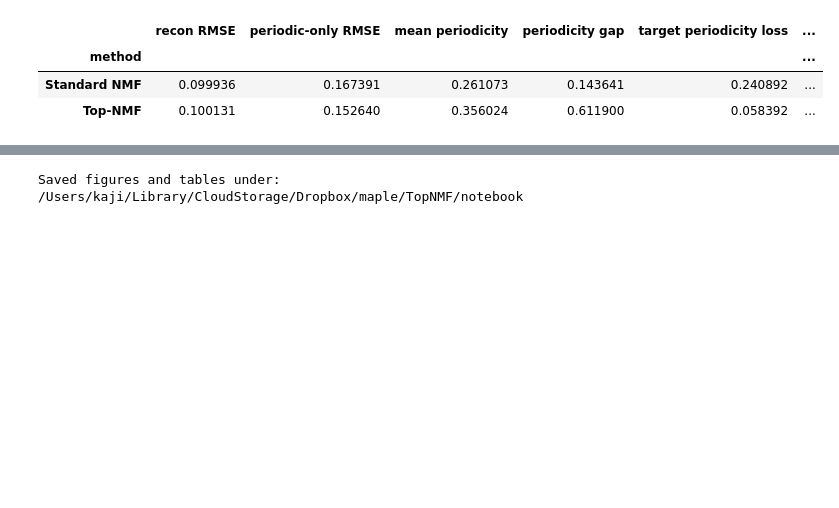
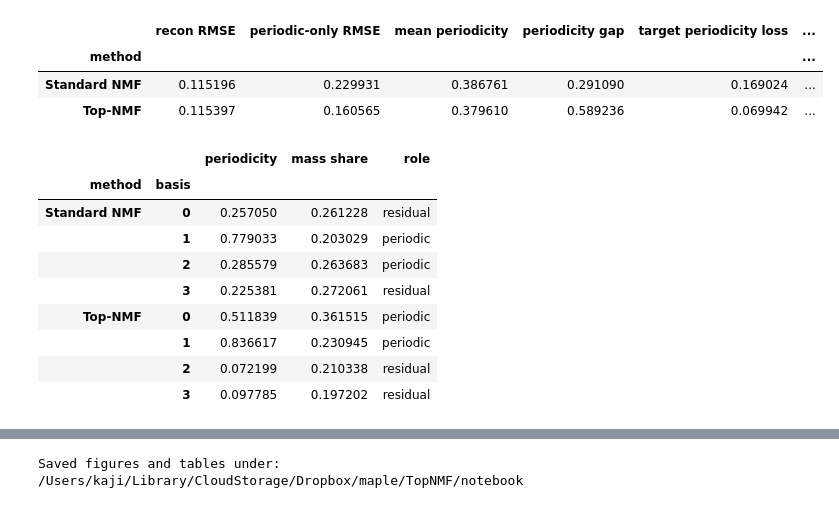
Before and after one commit to shizuo-kaji/TopNMF, a Jupyter notebook: notebook/MITBIH_periodicity.ipynb, the cells around one changed output, grey strips where cells are left out. Drawn from its saved outputs; the diff is of its cells as text; code cells hidden in the pictures; blank space fills up the shorter version.

```diff
--- a/notebook/MITBIH_periodicity.ipynb
+++ b/notebook/MITBIH_periodicity.ipynb
@@ -79,7 +92,7 @@ def show_figure(fig: plt.Figure) -> None:
     plt.close(fig)
 # %%
 PVC_SYMBOL = "V"
-BEAT_SYMBOLS = set("NLRBAaJSEVF/e/fQ?j")
+BEAT_SYMBOLS = set("NLRBAaJSVEFje/fQ?")
 
 
 @dataclass(frozen=True)
@@ -351,12 +370,13 @@ CHANNEL = 0
 START_MINUTE = 0.0
 DURATION_MINUTE = None
 WINDOW_SEC = 4.0
-STRIDE_SEC = 2.0
+STRIDE_SEC = 1.0
 N_FEATURES = 96
 N_COMPONENTS = 4
 PERIODIC_COMPONENTS = 2
 EMBEDDING_M = 3
 FIT_MAX_WINDOWS = 260
+NMF_MAX_ITER = 4000
 TOPNMF_ITERATIONS = 5000
 
 record = load_mitbih_record(
@@ -375,9 +395,11 @@ X, window_meta = make_window_matrix(
 )
 median_rr_sec = estimate_median_rr_seconds(record)
 TAU = estimate_embedding_tau(N_FEATURES, WINDOW_SEC, median_rr_sec, EMBEDDING_M)
+PVC_BASE_RATE = float(window_meta["pvc_window"].mean())
 
 print(f"record={record.name}, channel={record.channel_name}, fs={record.fs} Hz")
-print(f"windows={X.shape[0]}, features={X.shape[1]}, central PVC windows={int(window_meta['pvc_central'].sum())}")
+print(f"windows={X.shape[0]}, features={X.shape[1]}, "
+      f"PVC windows={int(window_meta['pvc_window'].sum())} ({PVC_BASE_RATE:.1%})")
 print(f"median RR={median_rr_sec:.3f} s, embedding M={EMBEDDING_M}, tau={TAU}")
 display(summarize_annotations(record).head(12))
 display(window_meta.describe(include="all"))
@@ -557,15 +571,15 @@ def solve_coefficients_nnls(X_eval: np.ndarray, V: np.ndarray) -> np.ndarray:
     return np.vstack([nnls(basis, row)[0] for row in X_eval])
 
 
-def periodicity_scores(V: np.ndarray, embedding_m: int, tau: int) -> np.ndarray:
-    """Compute periodicity scores for all basis rows.
+def periodicity_scores(Vn: np.ndarray, embedding_m: int, tau: int) -> np.ndarray:
+    """Compute periodicity scores for all rows of an already normalised basis.
 
     Parameters
     ----------
-    V : np.ndarray
-        Basis matrix.
+    Vn : np.ndarray
+        Basis matrix whose rows are normalised by their maximum.
     embedding_m : int
-        TopNMF embedding parameter M.
+        TopNMF embedding parameter M; the embedding dimension is M + 1.
     tau : int
         Time-delay embedding delay.
 
@@ -576,7 +590,7 @@ def periodicity_scores(V: np.ndarray, embedding_m: int, tau: int) -> np.ndarray:
     """
     return np.array([
         compute_periodicity_score(row, embedding_dim=embedding_m + 1, tau=tau)
-        for row in normalise_rows_by_max(V)
+        for row in Vn
     ])
 
 
@@ -627,8 +641,12 @@ def evaluate_factorisation(
     n_periodic: int,
     embedding_m: int,
     tau: int,
-) -> tuple[pd.Series, pd.DataFrame]:
+) -> tuple[pd.Series, pd.DataFrame, pd.DataFrame]:
     """Evaluate reconstruction, basis periodicity, and anomaly scores.
+
+    The periodic subspace is the ``n_periodic`` bases with the largest
+    periodicity score. Everything here is label-free: the PVC annotations are
+    only used in the next cell.
 
     Parameters
     ----------
@@ -647,53 +665,77 @@ def evaluate_factorisation(
 
     Returns
     -------
-    tuple[pd.Series, pd.DataFrame]
-        Metric row and per-window score table.
+    tuple[pd.Series, pd.DataFrame, pd.DataFrame]
+        Metric row, per-window score table, and per-basis report.
     """
     Vn = normalise_rows_by_max(V)
     scores = periodicity_scores(Vn, embedding_m, tau)
-    periodic_idx = np.argsort(scores)[-n_periodic:]
-    aperiodic_idx = np.array([idx for idx in range(Vn.shape[0]) if idx not in set(periodic_idx)])
+    periodic_idx = np.sort(np.argsort(scores)[-n_periodic:])
+    aperiodic_idx = np.setdiff1d(np.arange(Vn.shape[0]), periodic_idx)
+
     W_all = solve_coefficients_nnls(X_eval, Vn)
     recon = W_all @ Vn
     W_per = solve_coefficients_nnls(X_eval, Vn[periodic_idx])
     recon_per = W_per @ Vn[periodic_idx]
+
     full_rmse_by_window = np.sqrt(np.mean((X_eval - recon) ** 2, axis=1))
     periodic_rmse_by_window = np.sqrt(np.mean((X_eval - recon_per) ** 2, axis=1))
+    mass_share = W_all.sum(axis=0) / (W_all.sum() + 1e-12)
     aperiodic_mass = W_all[:, aperiodic_idx].sum(axis=1) / (W_all.sum(axis=1) + 1e-12)
     z_periodic = (periodic_rmse_by_window - periodic_rmse_by_window.mean()) / (periodic_rmse_by_window.std() + 1e-12)
     z_aperiodic = (aperiodic_mass - aperiodic_mass.mean()) / (aperiodic_mass.std() + 1e-12)
     anomaly_score = z_periodic + z_aperiodic
+
     metric_row = pd.Series({
         "method": name,
         "recon RMSE": float(np.sqrt(np.mean((X_eval - recon) ** 2))),
         "periodic-only RMSE": float(np.mean(periodic_rmse_by_window)),
         "mean periodicity": float(scores.mean()),
         "periodicity gap": periodicity_gap(scores, n_periodic),
         "target periodicity loss": target_periodicity_loss(scores, n_periodic),
-        "periodic basis idx": ",".join(map(str, sorted(periodic_idx.tolist()))),
+        "periodic basis idx": ",".join(map(str, periodic_idx.tolist())),
         "periodicity scores": ", ".join(f"{score:.3f}" for score in scores),
     })
     score_table = pd.DataFrame({
         "full_rmse": full_rmse_by_window,
         "periodic_rmse": periodic_rmse_by_window,
         "aperiodic_mass": aperiodic_mass,
         "anomaly_score": anomaly_score,
     })
-    return metric_row, score_table
+    basis_report = pd.DataFrame({
+        "periodicity": scores,
+        "mass share": mass_share,
+        "role": ["periodic" if idx in set(periodic_idx.tolist()) else "residual"
+                 for idx in range(Vn.shape[0])],
+        "basis": list(Vn),
+    })
+    basis_report.index.name = "basis"
+    return metric_row, score_table, basis_report
 
 
-std_metrics, std_scores = evaluate_factorisation(
+std_metrics, std_scores, std_bases = evaluate_factorisation(
     "Standard NMF", X, V_std, PERIODIC_COMPONENTS, EMBEDDING_M, TAU
 )
-top_metrics, top_scores = evaluate_factorisation(
+top_metrics, top_scores, top_bases = evaluate_factorisation(
     "Top-NMF", X, V_top, PERIODIC_COMPONENTS, EMBEDDING_M, TAU
 )
 metric_table = pd.DataFrame([std_metrics, top_metrics]).set_index("method")
 display(metric_table)
+display(pd.concat({"Standard NMF": std_bases, "Top-NMF": top_bases},
+                  names=["method"]).drop(columns="basis"))
 # %% [output]
 |  | recon RMSE | periodic-only RMSE | mean periodicity | periodicity gap | target periodicity loss | ... |
 | method |  |  |  |  |  | ... |
-| Standard NMF | 0.099936 | 0.167391 | 0.261073 | 0.143641 | 0.240892 | ... |
-| Top-NMF | 0.100131 | 0.152640 | 0.356024 | 0.611900 | 0.058392 | ... |
+| Standard NMF | 0.115196 | 0.229931 | 0.386761 | 0.291090 | 0.169024 | ... |
+| Top-NMF | 0.115397 | 0.160565 | 0.379610 | 0.589236 | 0.069942 | ... |
+|  |  | periodicity | mass share | role |
+| method | basis |  |  |  |
+| Standard NMF | 0 | 0.257050 | 0.261228 | residual |
+|  | 1 | 0.779033 | 0.203029 | periodic |
+|  | 2 | 0.285579 | 0.263683 | periodic |
+|  | 3 | 0.225381 | 0.272061 | residual |
+| Top-NMF | 0 | 0.511839 | 0.361515 | periodic |
+|  | 1 | 0.836617 | 0.230945 | periodic |
+|  | 2 | 0.072199 | 0.210338 | residual |
+|  | 3 | 0.097785 | 0.197202 | residual |
 # %%
```
Also changed, not shown: parts of 9 cells of this notebook, 6 other files.
